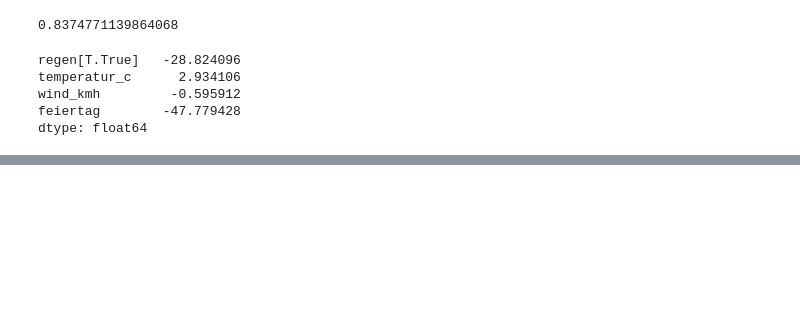
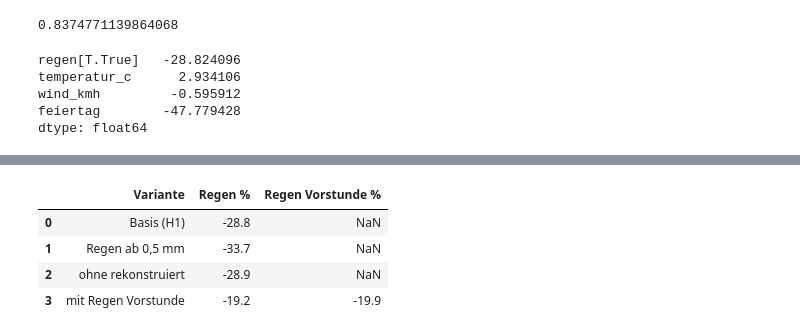
Before and after one commit to BevoBerlin/radverkehr-berlin, a Jupyter notebook: notebooks/analyse.ipynb, the cells around one changed output, grey strips where cells are left out. Cells and saved outputs as stored; diff of their text form; code cells hidden in the pictures; blank space fills up the shorter version.

```diff
--- a/notebooks/analyse.ipynb
+++ b/notebooks/analyse.ipynb
@@ -115,0 +212,18 @@ Ausgehstrecken reagieren generell schwächer auf Regen als Pendlerstrecken.
+# %%
+f = "np.log1p(anzahl) ~ regen + temperatur_c + wind_kmh + feiertag + C(stunde) + C(wochentag) + C(monat) + C(zaehlstelle_code)"
+r = df.drop_duplicates("zeitpunkt").set_index("zeitpunkt").regen
+df["regen_vor"] = (df.zeitpunkt - pd.Timedelta(hours=1)).map(r).astype(float)
+varianten = {"Regen ab 0,5 mm": (f, df.assign(regen=df.niederschlag_mm >= 0.5)),
+             "ohne rekonstruiert": (f, df[df.qualitaet == "ok"]),
+             "mit Regen Vorstunde": (f + " + regen_vor", df)}
+erg = [["Basis (H1)", np.expm1(m.params["regen[T.True]"]) * 100, np.nan]]
+for n, (formel, d) in varianten.items():
+    p = smf.ols(formel, data=d).fit().params
+    erg.append([n, np.expm1(p["regen[T.True]"]) * 100, np.expm1(p.get("regen_vor", np.nan)) * 100])
+pd.DataFrame(erg, columns=["Variante", "Regen %", "Regen Vorstunde %"]).round(1)
+# %% [output]
+|  | Variante | Regen % | Regen Vorstunde % |
+| 0 | Basis (H1) | -28.8 | NaN |
+| 1 | Regen ab 0,5 mm | -33.7 | NaN |
+| 2 | ohne rekonstruiert | -28.9 | NaN |
+| 3 | mit Regen Vorstunde | -19.2 | -19.9 |
```
Also changed, not shown: parts of 30 cells of this notebook.
